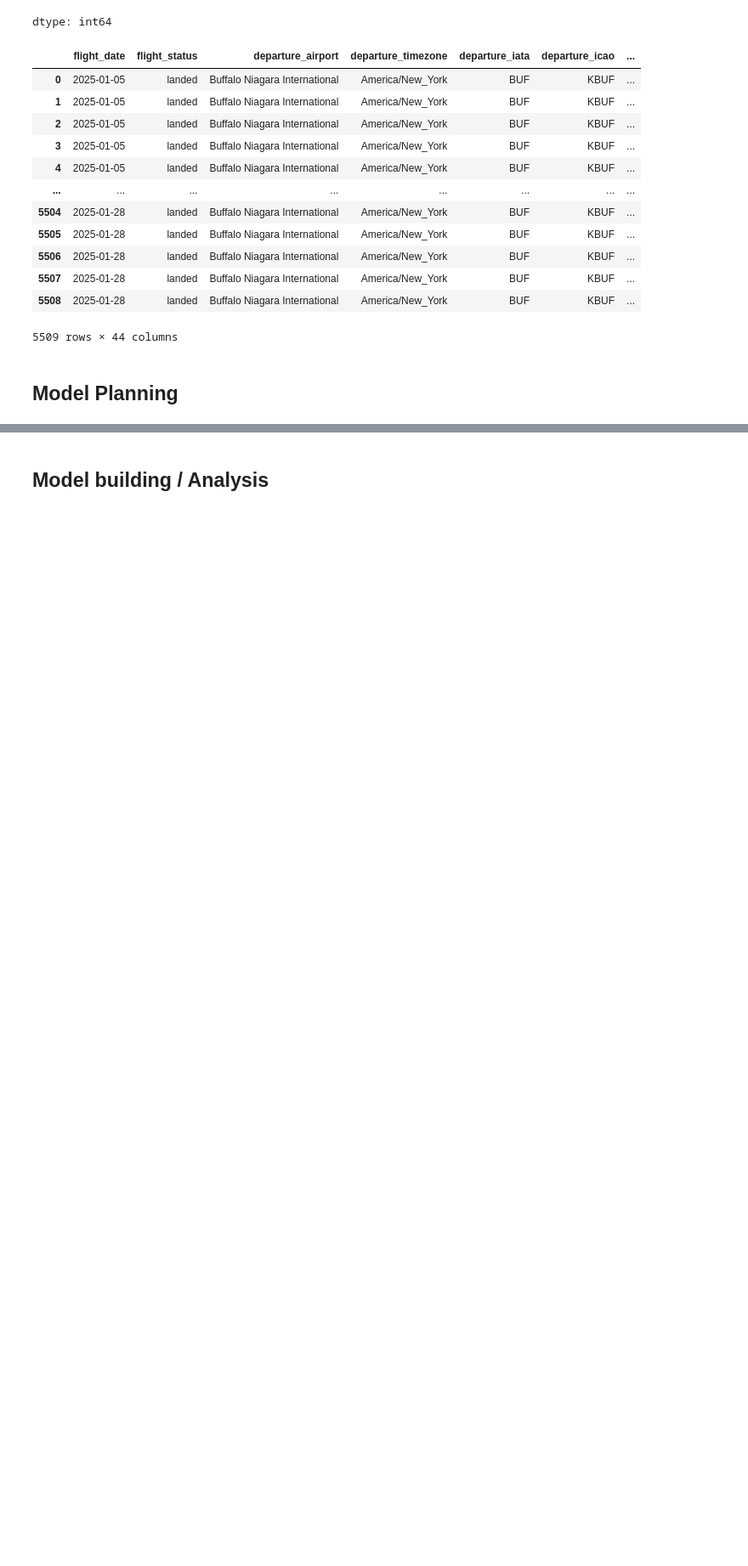
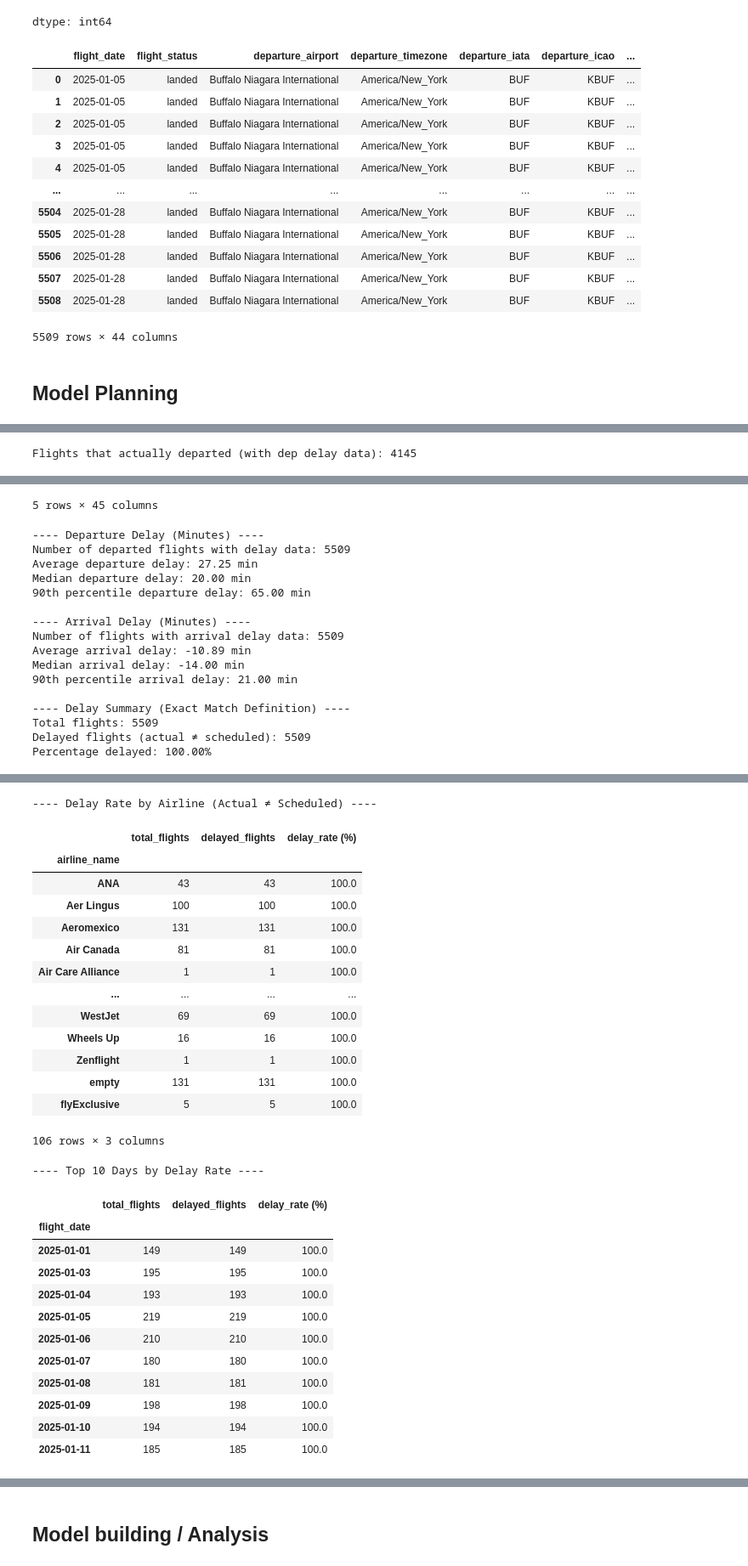
Before and after one commit to Iamkoss/cis9650_flight_data, a Jupyter notebook: fligh_data.ipynb, the cells around one changed output, grey strips where cells are left out. Shown: that part at 85% size. Saved outputs shown, nothing was run; the diff lists cells and outputs as text; code cells hidden in the pictures; blank space fills up the shorter version.

```diff
--- a/fligh_data.ipynb
+++ b/fligh_data.ipynb
@@ -425,8 +538,8 @@ print("Flights that actually departed (with dep delay data):", len(df_departed))
 display(df_departed.head())
 
 # Extract delay columns from df_departed
-dep_delays = (df['dep_delay_min'].notna() & (df['dep_delay_min'] > 0))
-arr_delays = (df['arr_delay_min'].notna() & (df['arr_delay_min'] > 0))
+dep_delays = df['dep_delay_min']
+arr_delays = df['arr_delay_min']
 
 print("\n---- Departure Delay (Minutes) ----")
 print(f"Number of departed flights with delay data: {len(dep_delays)}")
@@ -500,3 +613,5 @@ daily_delay_stats['delay_rate (%)'] = (
 
 print("\n---- Top 10 Days by Delay Rate ----")
 display(daily_delay_stats.sort_values('delay_rate (%)', ascending=False).head(10))
+# %% [output]
+Flights that actually departed (with dep delay data): 4145
@@ -502,0 +624,17 @@ display(daily_delay_stats.sort_values('delay_rate (%)', ascending=False).head(10
+5 rows × 45 columns
+---- Departure Delay (Minutes) ----
+Number of departed flights with delay data: 5509
+Average departure delay: 27.25 min
+Median departure delay: 20.00 min
+90th percentile departure delay: 65.00 min
+
+---- Arrival Delay (Minutes) ----
+Number of flights with arrival delay data: 5509
+Average arrival delay: -10.89 min
+Median arrival delay: -14.00 min
+90th percentile arrival delay: 21.00 min
+
+---- Delay Summary (Exact Match Definition) ----
+Total flights: 5509
+Delayed flights (actual ≠ scheduled): 5509
+Percentage delayed: 100.00%
@@ -503,3 +647,31 @@ display(daily_delay_stats.sort_values('delay_rate (%)', ascending=False).head(10
+---- Delay Rate by Airline (Actual ≠ Scheduled) ----
+|  | total_flights | delayed_flights | delay_rate (%) |
+| airline_name |  |  |  |
+| ANA | 43 | 43 | 100.0 |
+| Aer Lingus | 100 | 100 | 100.0 |
+| Aeromexico | 131 | 131 | 100.0 |
+| Air Canada | 81 | 81 | 100.0 |
+| Air Care Alliance | 1 | 1 | 100.0 |
+| ... | ... | ... | ... |
+| WestJet | 69 | 69 | 100.0 |
+| Wheels Up | 16 | 16 | 100.0 |
+| Zenflight | 1 | 1 | 100.0 |
+| empty | 131 | 131 | 100.0 |
+| flyExclusive | 5 | 5 | 100.0 |
+106 rows × 3 columns
+---- Top 10 Days by Delay Rate ----
+|  | total_flights | delayed_flights | delay_rate (%) |
+| flight_date |  |  |  |
+| 2025-01-01 | 149 | 149 | 100.0 |
+| 2025-01-03 | 195 | 195 | 100.0 |
+| 2025-01-04 | 193 | 193 | 100.0 |
+| 2025-01-05 | 219 | 219 | 100.0 |
+| 2025-01-06 | 210 | 210 | 100.0 |
+| 2025-01-07 | 180 | 180 | 100.0 |
+| 2025-01-08 | 181 | 181 | 100.0 |
+| 2025-01-09 | 198 | 198 | 100.0 |
+| 2025-01-10 | 194 | 194 | 100.0 |
+| 2025-01-11 | 185 | 185 | 100.0 |
 # %%
 #time of day (morning/midday/night) delay
 
```
Also changed, not shown: parts of 17 cells of this notebook.
